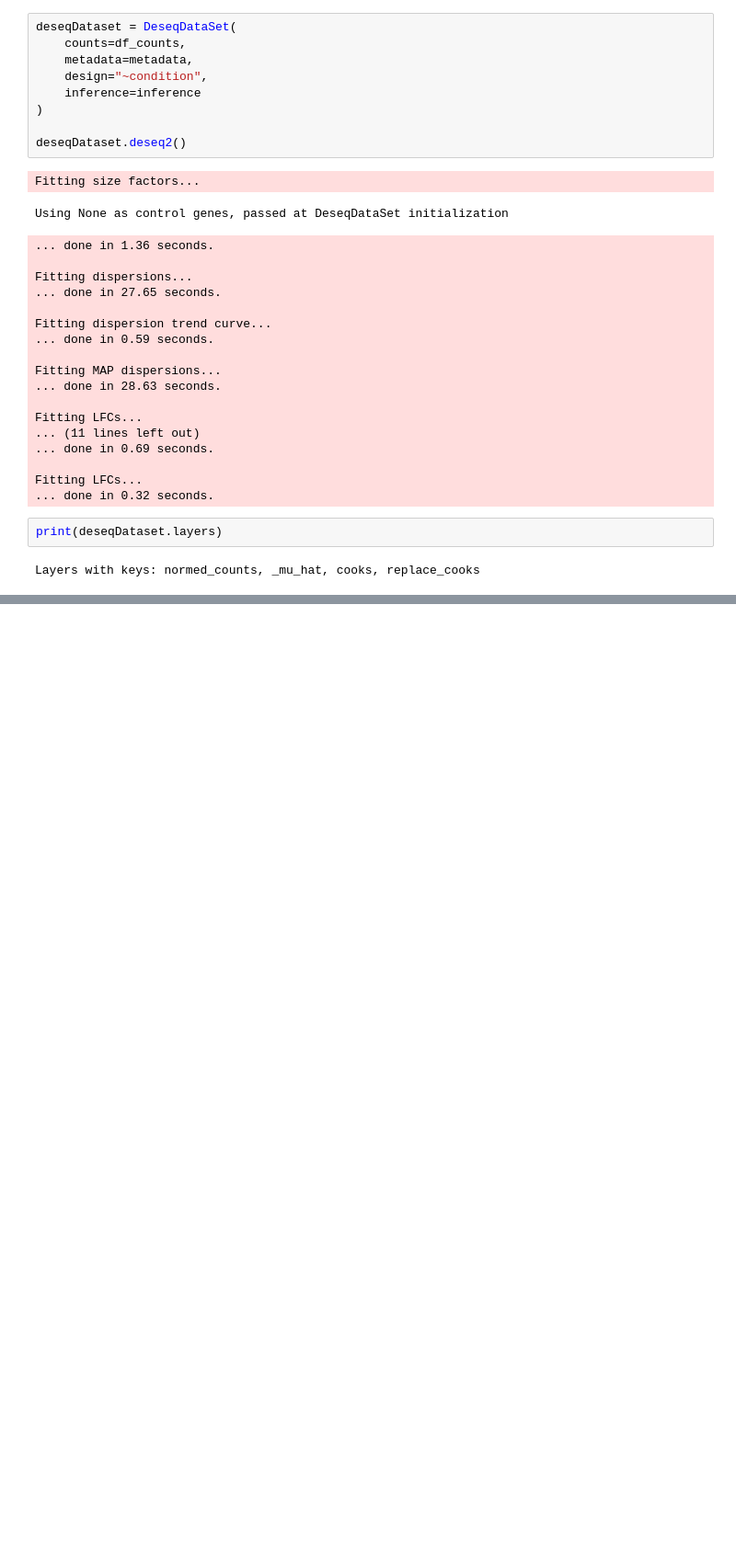
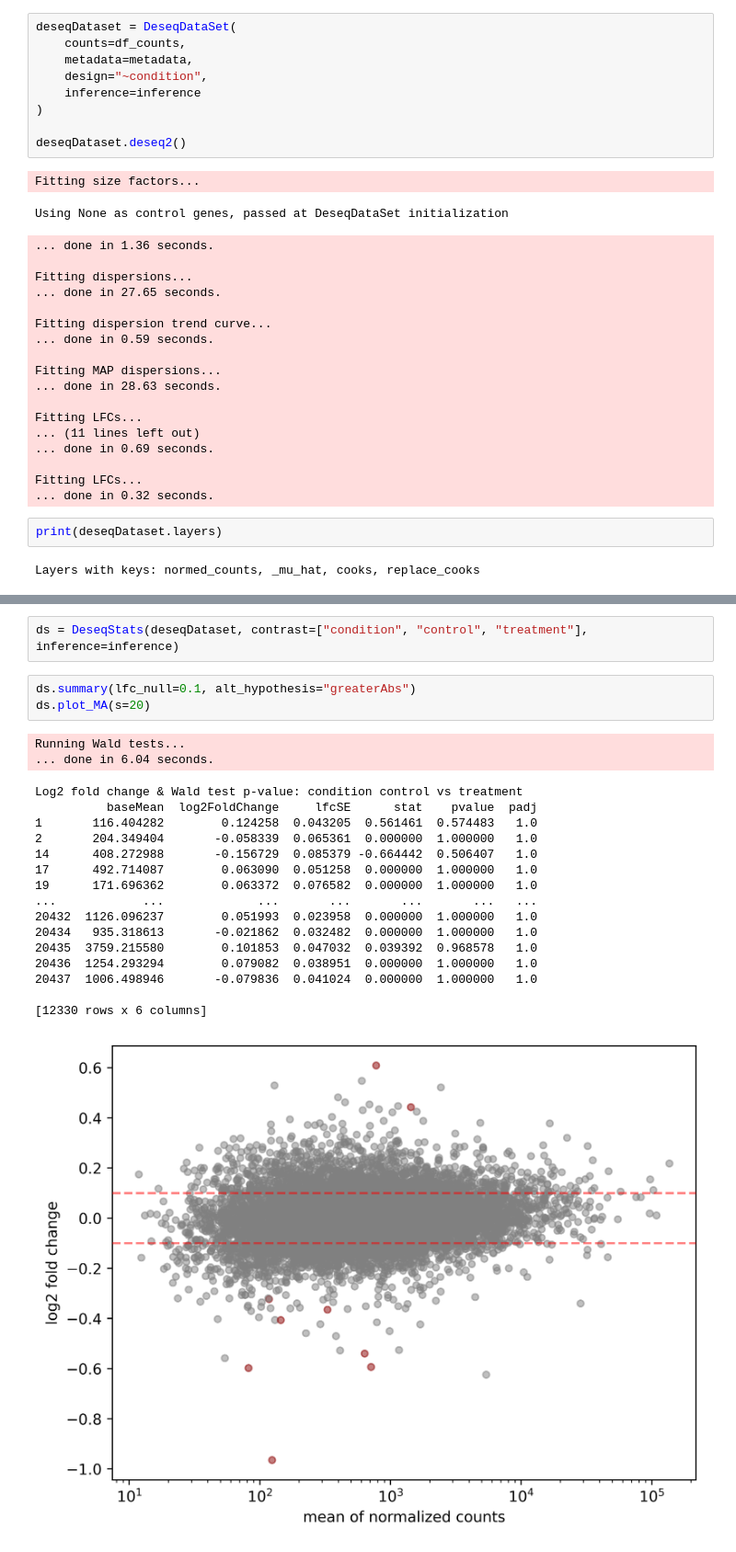
Before and after one commit to Fasmanuel2002/UPSA_Thesis_Research, a Jupyter notebook: research/notebooks/RenSeq.ipynb, the cells around one changed output, grey strips where cells are left out. Shown at 92% size. Saved outputs shown, nothing was run; the diff lists cells and outputs as text; blank space fills up the shorter version.

Commit message:
Added the wald tests

```diff
--- a/research/notebooks/RenSeq.ipynb
+++ b/research/notebooks/RenSeq.ipynb
@@ -187,0 +180,24 @@ KeyboardInterrupt:
+# %%
+ds = DeseqStats(deseqDataset, contrast=["condition", "control", "treatment"], inference=inference)
+# %%
+ds.summary(lfc_null=0.1, alt_hypothesis="greaterAbs")
+ds.plot_MA(s=20)
+# %% [output]
+Running Wald tests...
+... done in 6.04 seconds.
+Log2 fold change & Wald test p-value: condition control vs treatment
+          baseMean  log2FoldChange     lfcSE      stat    pvalue  padj
+1       116.404282        0.124258  0.043205  0.561461  0.574483   1.0
+2       204.349404       -0.058339  0.065361  0.000000  1.000000   1.0
+14      408.272988       -0.156729  0.085379 -0.664442  0.506407   1.0
+17      492.714087        0.063090  0.051258  0.000000  1.000000   1.0
+19      171.696362        0.063372  0.076582  0.000000  1.000000   1.0
+...            ...             ...       ...       ...       ...   ...
+20432  1126.096237        0.051993  0.023958  0.000000  1.000000   1.0
+20434   935.318613       -0.021862  0.032482  0.000000  1.000000   1.0
+20435  3759.215580        0.101853  0.047032  0.039392  0.968578   1.0
+20436  1254.293294        0.079082  0.038951  0.000000  1.000000   1.0
+20437  1006.498946       -0.079836  0.041024  0.000000  1.000000   1.0
+
+[12330 rows x 6 columns]
+[figure, added]
```
Also changed, not shown: parts of 2 cells of this notebook.
